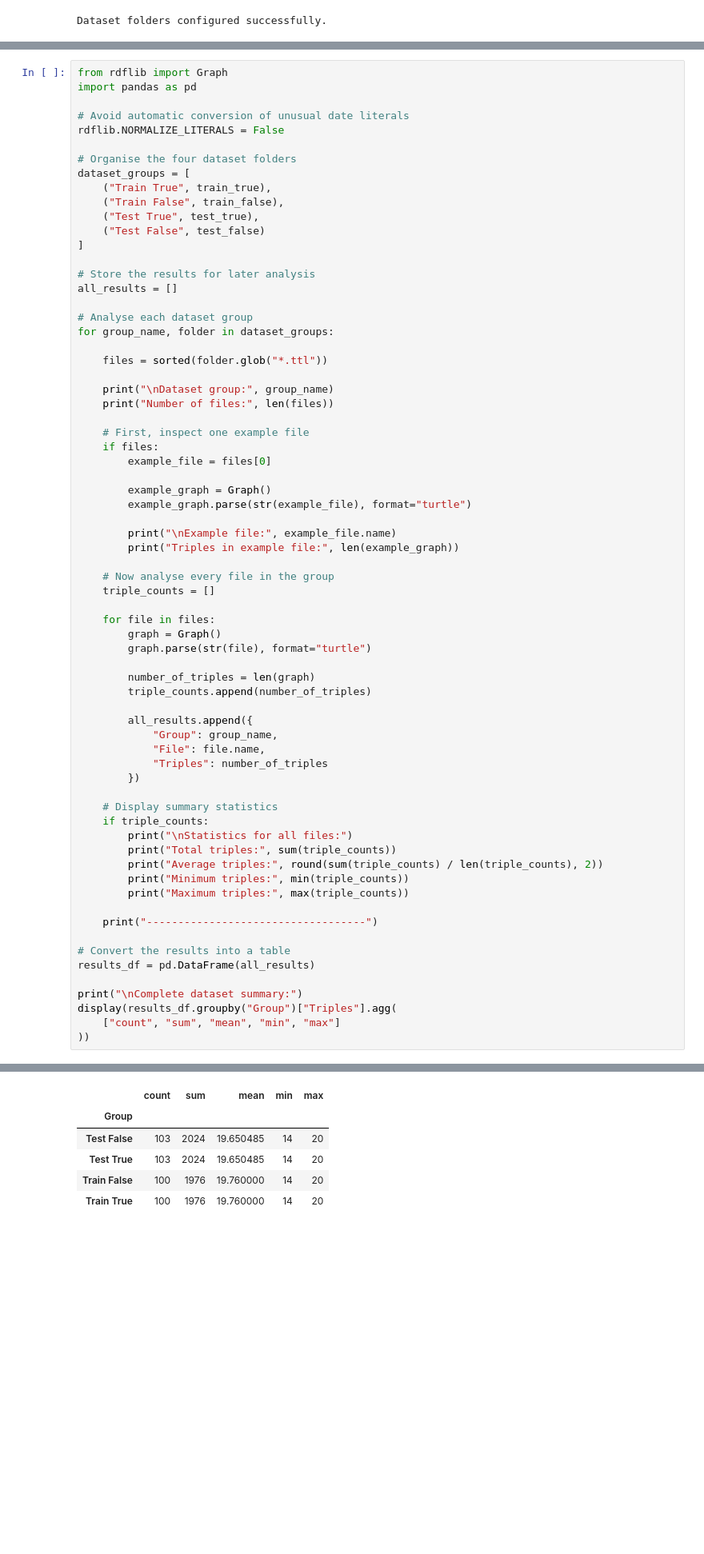
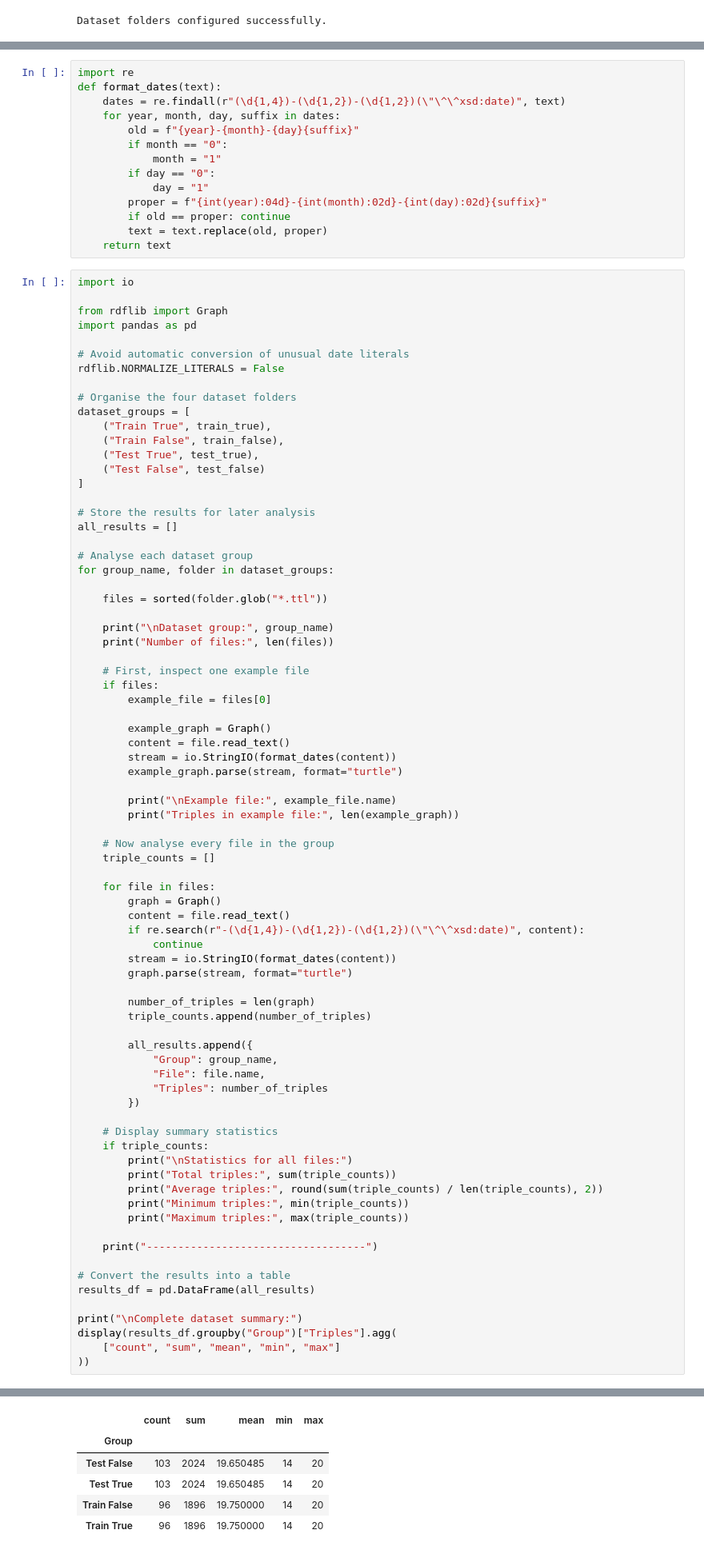
Before and after one commit to Pallavi25-M/small-language-models-shallow-knowledge, a Jupyter notebook: notebooks/01_BPDP_EDA.ipynb, the cells around one changed output, grey strips where cells are left out. Shown at 80% size. Drawn from its saved outputs; the diff is of its cells as text; blank space fills up the shorter version.

```diff
--- a/notebooks/01_BPDP_EDA.ipynb
+++ b/notebooks/01_BPDP_EDA.ipynb
@@ -77,7 +77,23 @@ The RDF graphs were analysed to calculate the total, average, minimum and maximu
 The training True and False groups each contain 1,976 triples, with an average of 19.76 triples per file. The test True and False groups each contain 2,024 triples, with an average of approximately 19.65 triples per file.
 
 The minimum graph size is 14 triples, while the maximum is 20 triples. These results show that the RDF graphs have relatively consistent sizes across all four dataset groups.
+# %%
+import re
+def format_dates(text):
+    dates = re.findall(r"(\d{1,4})-(\d{1,2})-(\d{1,2})(\"\^\^xsd:date)", text)
+    for year, month, day, suffix in dates:
+        old = f"{year}-{month}-{day}{suffix}"
+        if month == "0":
+            month = "1"
+        if day == "0":
+            day = "1"
+        proper = f"{int(year):04d}-{int(month):02d}-{int(day):02d}{suffix}"
+        if old == proper: continue
+        text = text.replace(old, proper)
+    return text
 # %%
+import io
+
 from rdflib import Graph
 import pandas as pd
 
@@ -108,7 +124,9 @@ for group_name, folder in dataset_groups:
         example_file = files[0]
 
         example_graph = Graph()
-        example_graph.parse(str(example_file), format="turtle")
+        content = file.read_text()
+        stream = io.StringIO(format_dates(content))
+        example_graph.parse(stream, format="turtle")
 
         print("\nExample file:", example_file.name)
         print("Triples in example file:", len(example_graph))
@@ -118,7 +136,11 @@ for group_name, folder in dataset_groups:
 
     for file in files:
         graph = Graph()
-        graph.parse(str(file), format="turtle")
+        content = file.read_text()
+        if re.search(r"-(\d{1,4})-(\d{1,2})-(\d{1,2})(\"\^\^xsd:date)", content):
+            continue
+        stream = io.StringIO(format_dates(content))
+        graph.parse(stream, format="turtle")
 
         number_of_triples = len(graph)
         triple_counts.append(number_of_triples)
@@ -284,9 +189,9 @@ Complete dataset summary:
 |  | count | sum | mean | min | max |
 | Group |  |  |  |  |  |
 | Test False | 103 | 2024 | 19.650485 | 14 | 20 |
 | Test True | 103 | 2024 | 19.650485 | 14 | 20 |
-| Train False | 100 | 1976 | 19.760000 | 14 | 20 |
-| Train True | 100 | 1976 | 19.760000 | 14 | 20 |
+| Train False | 96 | 1896 | 19.750000 | 14 | 20 |
+| Train True | 96 | 1896 | 19.750000 | 14 | 20 |
 # %%
 import re
 
```
Also changed, not shown: parts of 4 cells of this notebook.
